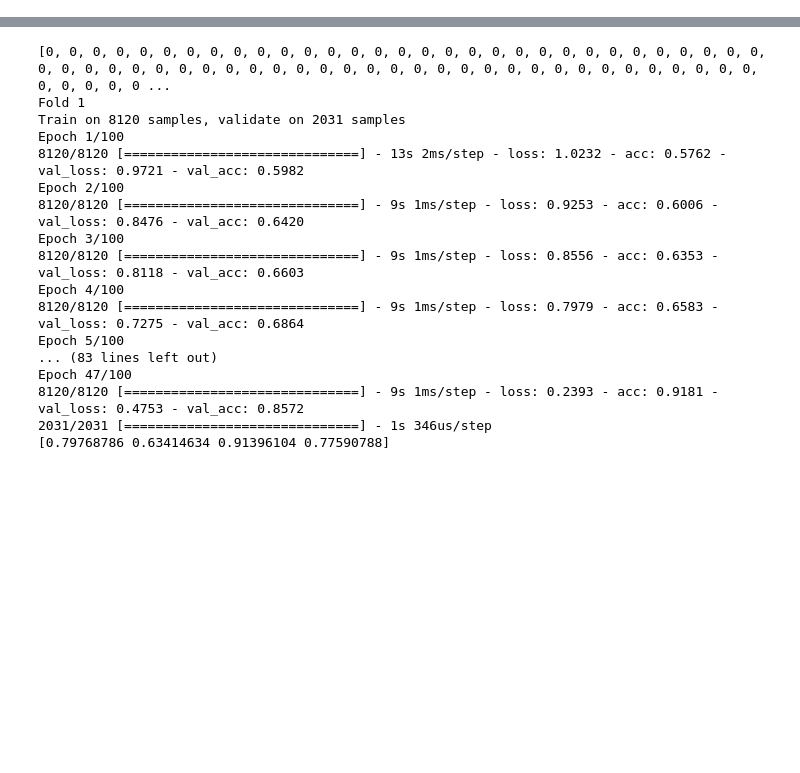
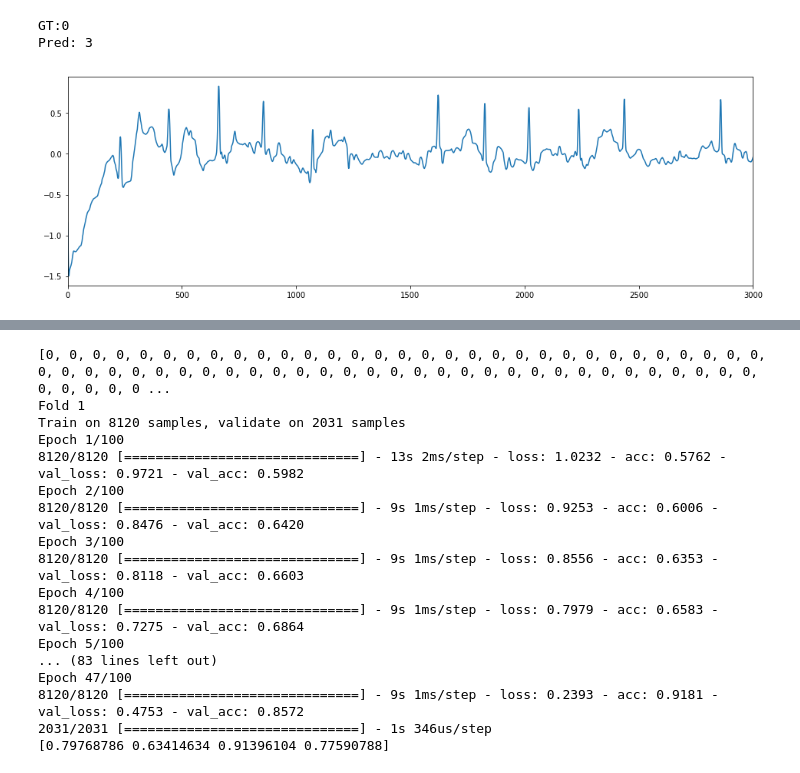
Before and after one commit to yanshuolee/ECG-AF-Detection, a Jupyter notebook: experimental/check validity.ipynb, the cells around one changed output, grey strips where cells are left out. Drawn from its saved outputs; the diff is of its cells as text; code cells hidden in the pictures; blank space fills up the shorter version.

```diff
--- a/experimental/check validity.ipynb
+++ b/experimental/check validity.ipynb
@@ -82,0 +120,7 @@ Epoch 47/100
+# %%
+i = 41
+show(f1_X_val[i][:5000], f1_val_cat[i], f1_validation_prediction[i])
+# %% [output]
+GT:0
+Pred: 3
+[figure, added]
```
Also changed, not shown: parts of 19 cells of this notebook, 7 other files.
